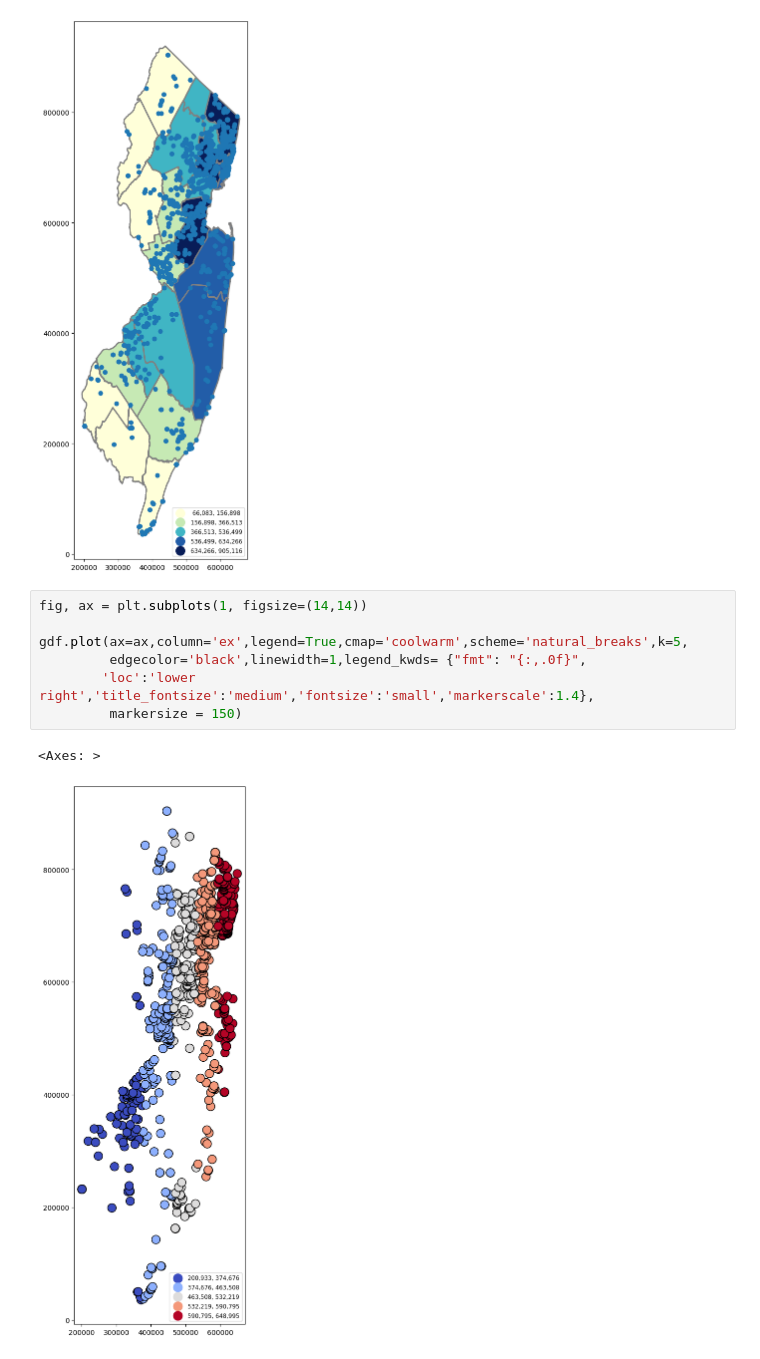
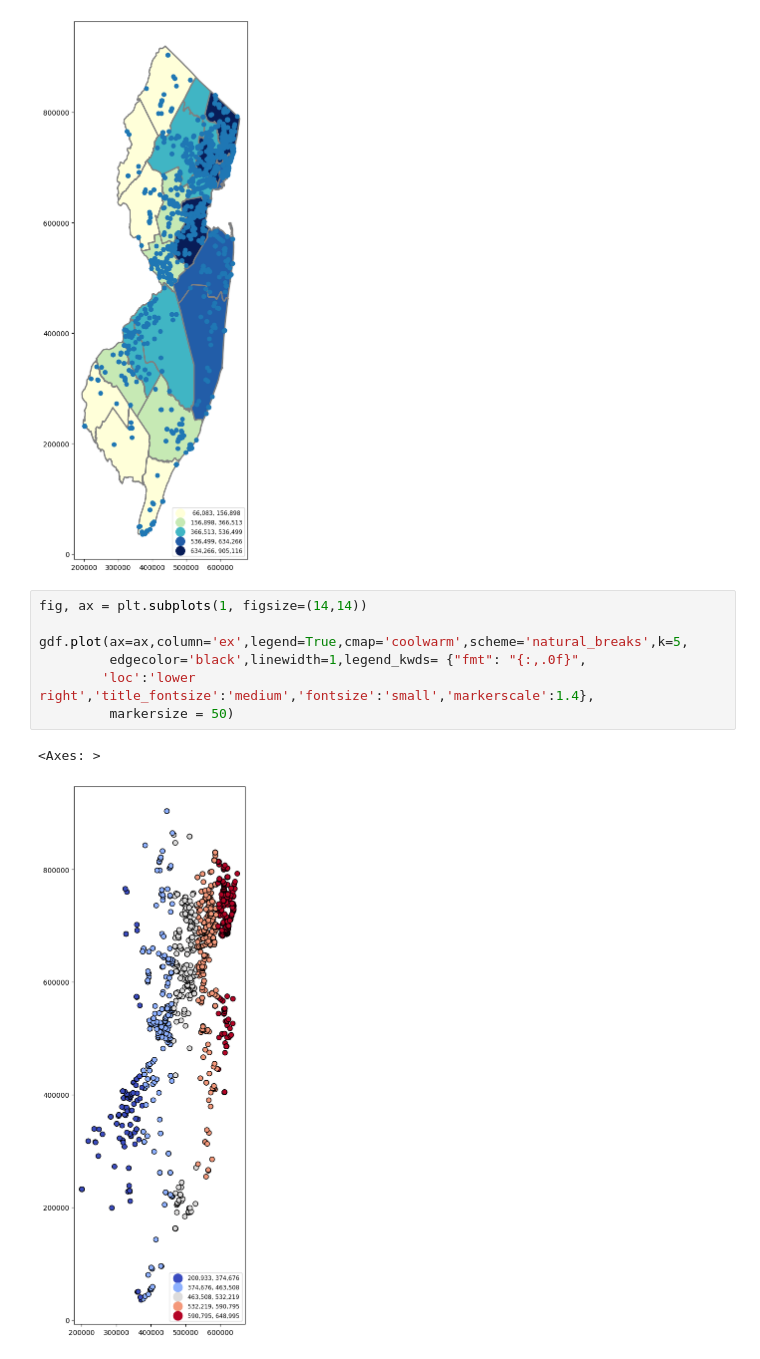
Before and after one commit to Darshan-Deepak/DS, a Jupyter notebook: PS2.ipynb, the cells around one changed output. Drawn from its saved outputs; the diff is of its cells as text.

```diff
--- a/PS2.ipynb
+++ b/PS2.ipynb
@@ -663,13 +641,13 @@ gdf.plot(ax=ax)
 # %%
 fig, ax = plt.subplots(1, figsize=(14,14))
 
 gdf.plot(ax=ax,column='ex',legend=True,cmap='coolwarm',scheme='natural_breaks',k=5,
          edgecolor='black',linewidth=1,legend_kwds= {"fmt": "{:,.0f}",
         'loc':'lower right','title_fontsize':'medium','fontsize':'small','markerscale':1.4},
-         markersize = 150)
+         markersize = 50)
 # %% [output]
 <Axes: >
-[figure, old version]
+[figure, new version]
 # %%
 fig, ax = plt.subplots(1, figsize=(6,14))
 njC.plot(ax=ax,column='POP2010',legend=True,cmap='YlGnBu',scheme='natural_breaks',k=5,
```
Also changed, not shown: parts of 5 cells of this notebook.
